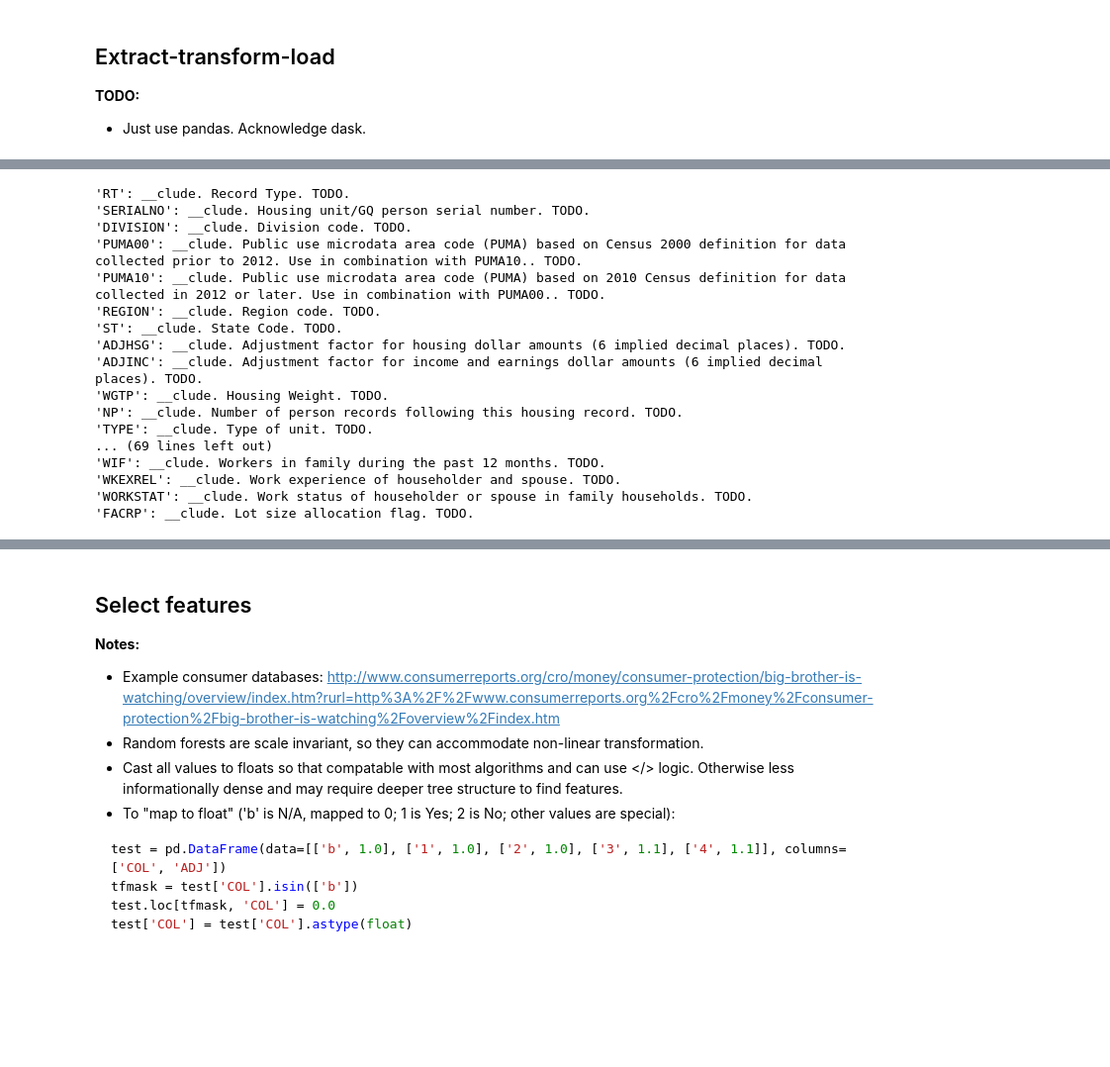
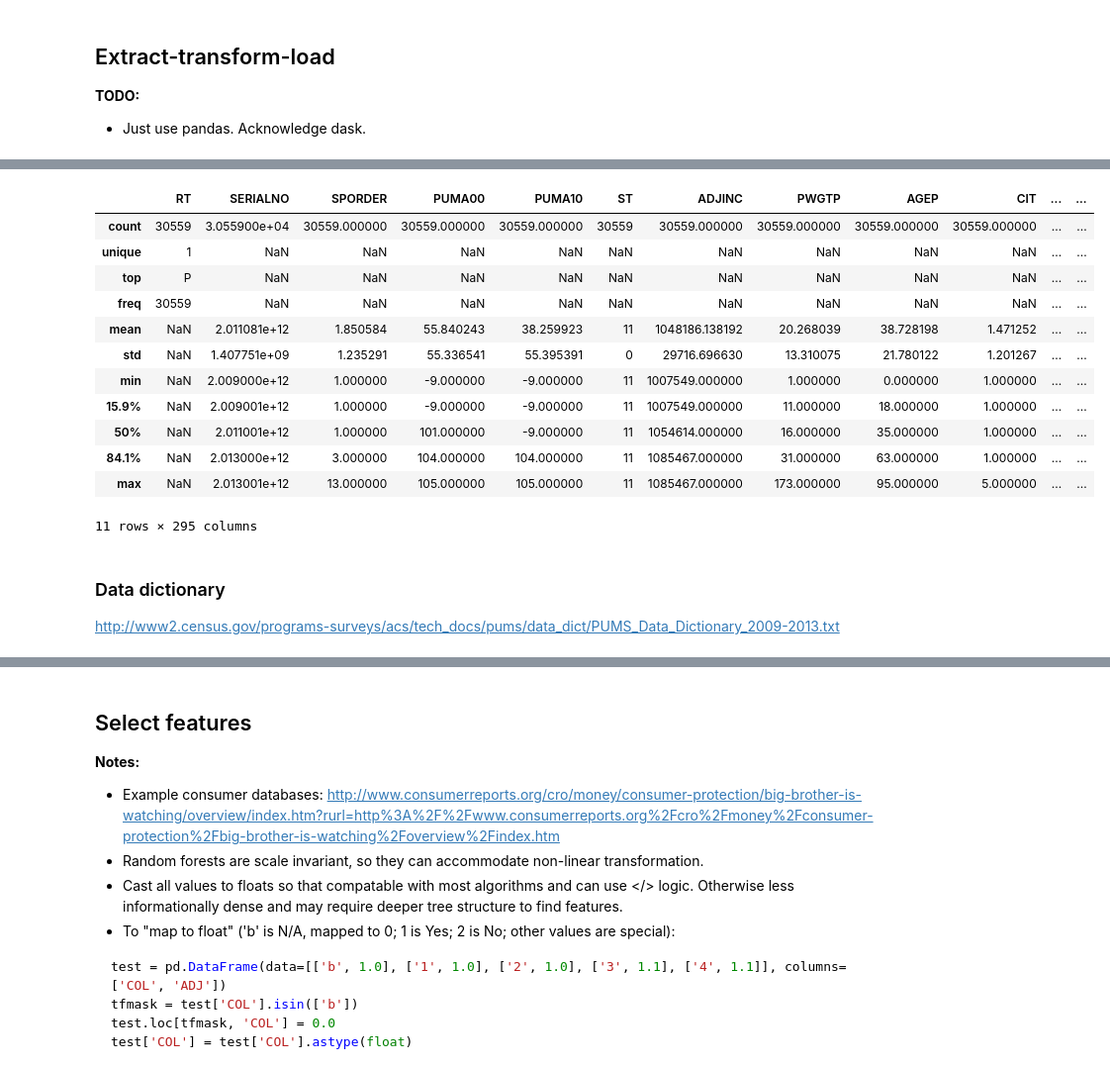
Before and after one commit to stharrold/stharrold.github.io, a Jupyter notebook: content/static/20151230-predict-household-income-from-census/20151230-predict-household-income-from-census.ipynb, the cells around one changed output, grey strips where cells are left out. Shown at 99% size. Drawn from its saved outputs; the diff is of its cells as text; code cells hidden in the pictures; blank space fills up the shorter version.

```diff
--- a/content/static/20151230-predict-household-income-from-census/20151230-predict-household-income-from-census.ipynb
+++ b/content/static/20151230-predict-household-income-from-census/20151230-predict-household-income-from-census.ipynb
@@ -42,7 +40,8 @@ path_static = os.path.join(os.path.expanduser(r'~'), r'stharrold.github.io/conte
 basename = r'20151230-predict-household-income-from-census'
 path_disk = os.path.abspath(r'/mnt/disk-20151227t211000z/')
 path_acs = os.path.join(path_disk, r'www2-census-gov/programs-surveys/acs/')
-path_csv = os.path.join(path_acs, r'data/pums/2013/5-Year/ss13hdc.csv') # 'hdc' = 'housing DC'
+path_hcsv = os.path.join(path_acs, r'data/pums/2013/5-Year/ss13hdc.csv') # 'hdc' = 'housing DC'
+path_pcsv = os.path.join(path_acs, r'data/pums/2013/5-Year/ss13pdc.csv') # 'pdc' = 'person DC'
 path_ddict = os.path.join(path_acs, r'tech_docs/pums/data_dict/PUMS_Data_Dictionary_2009-2013.txt')
 # %% [markdown]
 ## Extract-transform-load
@@ -52,11 +53,17 @@ path_ddict = os.path.join(path_acs, r'tech_docs/pums/data_dict/PUMS_Data_Diction
 # %%
 %%time
-with open(path_csv) as fobj:
-    nlines = sum(1 for _ in fobj)
-print("{path}:".format(path=path_csv))
-print("size (MB) = {size:.1f}".format(size=os.path.getsize(path_csv)/1e6))
-print("num lines = {nlines}".format(nlines=nlines))
-df = pd.read_csv(path_csv)
-print("df RAM usage (MB) = {mem:.1f}".format(mem=df.memory_usage().sum()/1e6))
+for path in [path_hcsv, path_pcsv]:
+    with open(path) as fobj:
+        nlines = sum(1 for _ in fobj)
+    print("{path}:".format(path=path))
+    print("    size (MB) = {size:.1f}".format(size=os.path.getsize(path)/1e6))
+    print("    num lines = {nlines}".format(nlines=nlines))
+print()
+dfh = pd.read_csv(path_hcsv)
+dfp = pd.read_csv(path_pcsv)
+for (name, df) in [('dfh', dfh), ('dfp', dfp)]:
+    print("{name} RAM usage (MB) = {mem:.1f}".format(
+            name=name, mem=df.memory_usage().sum()/1e6))
+print()
 # %% [output]
 /mnt/disk-20151227t211000z/www2-census-gov/programs-surveys/acs/data/pums/2013/5-Year/ss13hdc.csv:
@@ -85,26 +119,22 @@ df.describe(percentiles=percentiles, include='all')
+# %%
+dfp.describe(percentiles=percentiles, include='all')
+# %% [output]
+|  | RT | SERIALNO | SPORDER | PUMA00 | PUMA10 | ST | ADJINC | PWGTP | AGEP | CIT | ... | ... |
+| count | 30559 | 3.055900e+04 | 30559.000000 | 30559.000000 | 30559.000000 | 30559 | 30559.000000 | 30559.000000 | 30559.000000 | 30559.000000 | ... | ... |
+| unique | 1 | NaN | NaN | NaN | NaN | NaN | NaN | NaN | NaN | NaN | ... | ... |
+| top | P | NaN | NaN | NaN | NaN | NaN | NaN | NaN | NaN | NaN | ... | ... |
+| freq | 30559 | NaN | NaN | NaN | NaN | NaN | NaN | NaN | NaN | NaN | ... | ... |
+| mean | NaN | 2.011081e+12 | 1.850584 | 55.840243 | 38.259923 | 11 | 1048186.138192 | 20.268039 | 38.728198 | 1.471252 | ... | ... |
+| std | NaN | 1.407751e+09 | 1.235291 | 55.336541 | 55.395391 | 0 | 29716.696630 | 13.310075 | 21.780122 | 1.201267 | ... | ... |
+| min | NaN | 2.009000e+12 | 1.000000 | -9.000000 | -9.000000 | 11 | 1007549.000000 | 1.000000 | 0.000000 | 1.000000 | ... | ... |
+| 15.9% | NaN | 2.009001e+12 | 1.000000 | -9.000000 | -9.000000 | 11 | 1007549.000000 | 11.000000 | 18.000000 | 1.000000 | ... | ... |
+| 50% | NaN | 2.011001e+12 | 1.000000 | 101.000000 | -9.000000 | 11 | 1054614.000000 | 16.000000 | 35.000000 | 1.000000 | ... | ... |
+| 84.1% | NaN | 2.013000e+12 | 3.000000 | 104.000000 | 104.000000 | 11 | 1085467.000000 | 31.000000 | 63.000000 | 1.000000 | ... | ... |
+| max | NaN | 2.013001e+12 | 13.000000 | 105.000000 | 105.000000 | 11 | 1085467.000000 | 173.000000 | 95.000000 | 5.000000 | ... | ... |
+11 rows × 295 columns
+# %% [markdown]
+### Data dictionary
+
+http://www2.census.gov/programs-surveys/acs/tech_docs/pums/data_dict/PUMS_Data_Dictionary_2009-2013.txt
 # %%
 ddict = dsd.census.parse_pumsdatadict(path=path_ddict)
-# %%
-for key in ddict['record_types']['HOUSING RECORD']:
-    print("'{key}': __clude. {desc}. TODO.  ".format(
-        key=key, desc=ddict['record_types']['HOUSING RECORD'][key]['description']))
-    if key == 'FACRP':
-        break
-# %% [output]
-'RT': __clude. Record Type. TODO.
-'SERIALNO': __clude. Housing unit/GQ person serial number. TODO.
-'DIVISION': __clude. Division code. TODO.
-'PUMA00': __clude. Public use microdata area code (PUMA) based on Census 2000 definition for data collected prior to 2012. Use in combination with PUMA10.. TODO.
-'PUMA10': __clude. Public use microdata area code (PUMA) based on 2010 Census definition for data collected in 2012 or later. Use in combination with PUMA00.. TODO.
-'REGION': __clude. Region code. TODO.
-'ST': __clude. State Code. TODO.
-'ADJHSG': __clude. Adjustment factor for housing dollar amounts (6 implied decimal places). TODO.
-'ADJINC': __clude. Adjustment factor for income and earnings dollar amounts (6 implied decimal places). TODO.
-'WGTP': __clude. Housing Weight. TODO.
-'NP': __clude. Number of person records following this housing record. TODO.
-'TYPE': __clude. Type of unit. TODO.
-... (69 lines left out)
-'WIF': __clude. Workers in family during the past 12 months. TODO.
-'WKEXREL': __clude. Work experience of householder and spouse. TODO.
-'WORKSTAT': __clude. Work status of householder or spouse in family households. TODO.
-'FACRP': __clude. Lot size allocation flag. TODO.
```
Also changed, not shown: parts of 17 cells of this notebook.
